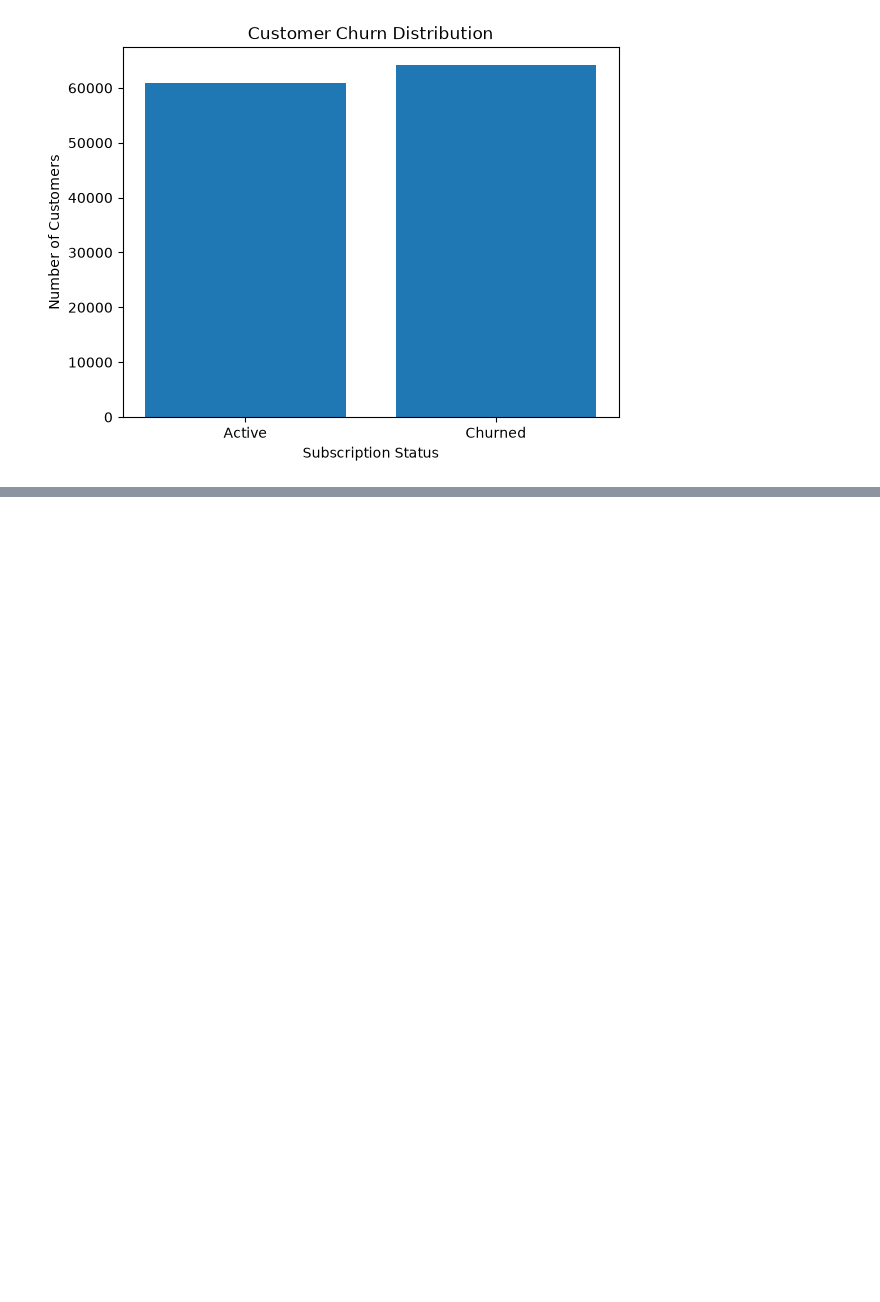
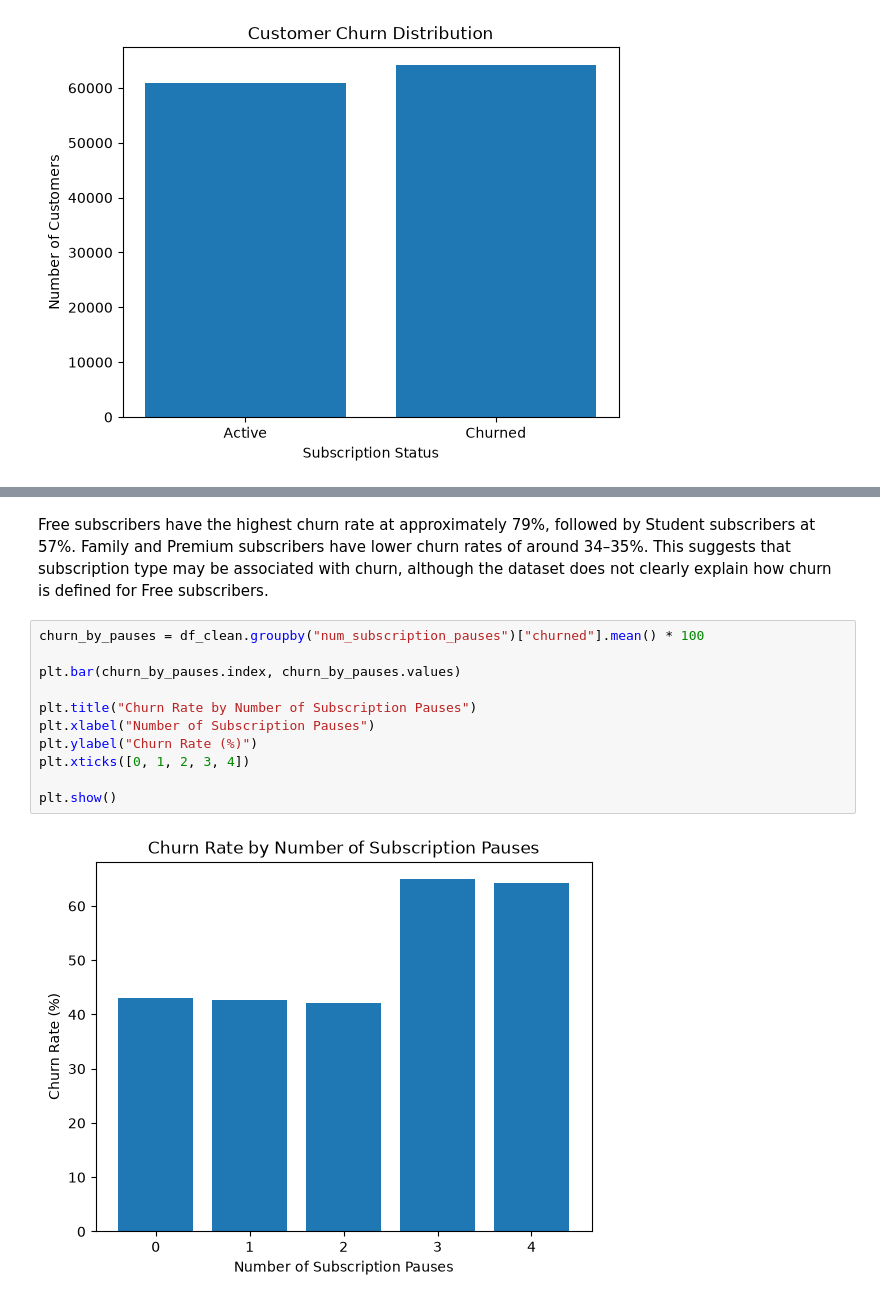
Before and after one commit to madewitt55/cs407-final-project, a Jupyter notebook: elena_task.ipynb, the cells around one changed output, grey strips where cells are left out. Cells and saved outputs as stored; diff of their text form; blank space fills up the shorter version.

```diff
--- a/elena_task.ipynb
+++ b/elena_task.ipynb
@@ -366,0 +514,15 @@ plt.show()
+# %% [markdown]
+Free subscribers have the highest churn rate at approximately 79%, followed by Student subscribers at 57%. Family and Premium subscribers have lower churn rates of around 34–35%. This suggests that subscription type may be associated with churn, although the dataset does not clearly explain how churn is defined for Free subscribers.
+# %%
+churn_by_pauses = df_clean.groupby("num_subscription_pauses")["churned"].mean() * 100
+
+plt.bar(churn_by_pauses.index, churn_by_pauses.values)
+
+plt.title("Churn Rate by Number of Subscription Pauses")
+plt.xlabel("Number of Subscription Pauses")
+plt.ylabel("Churn Rate (%)")
+plt.xticks([0, 1, 2, 3, 4])
+
+plt.show()
+# %% [output]
+[figure, added]
```
Also changed, not shown: parts of 33 cells of this notebook.
